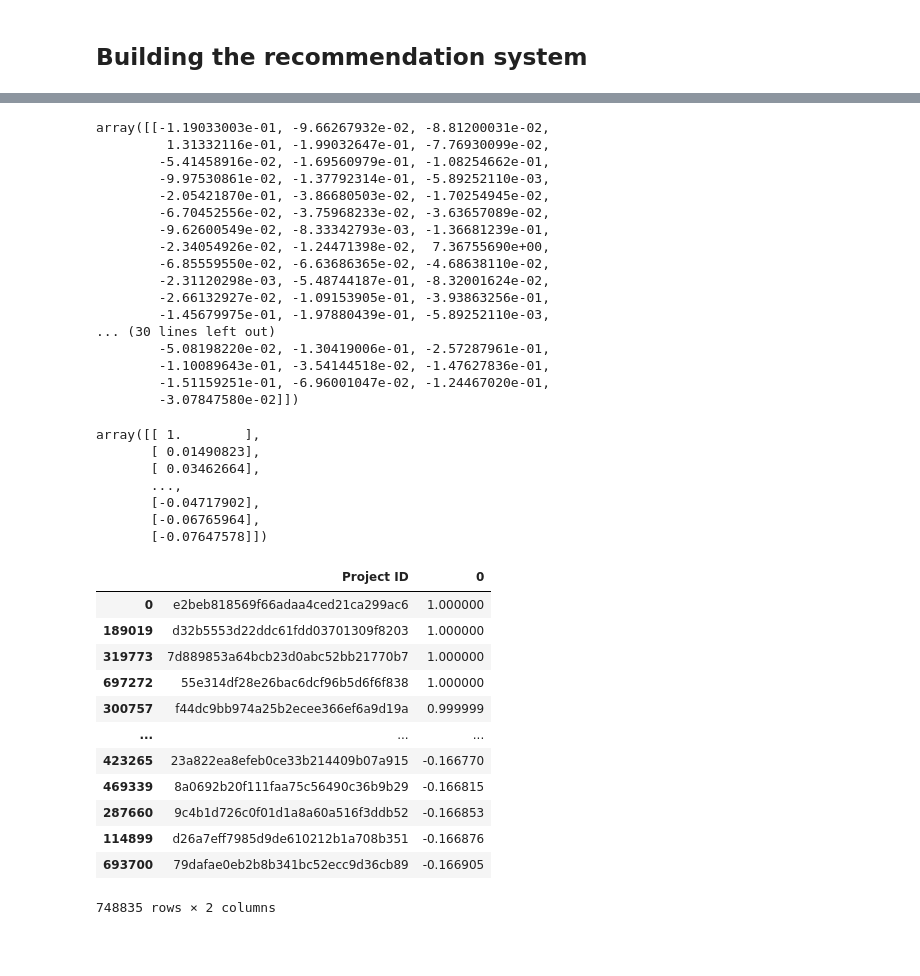
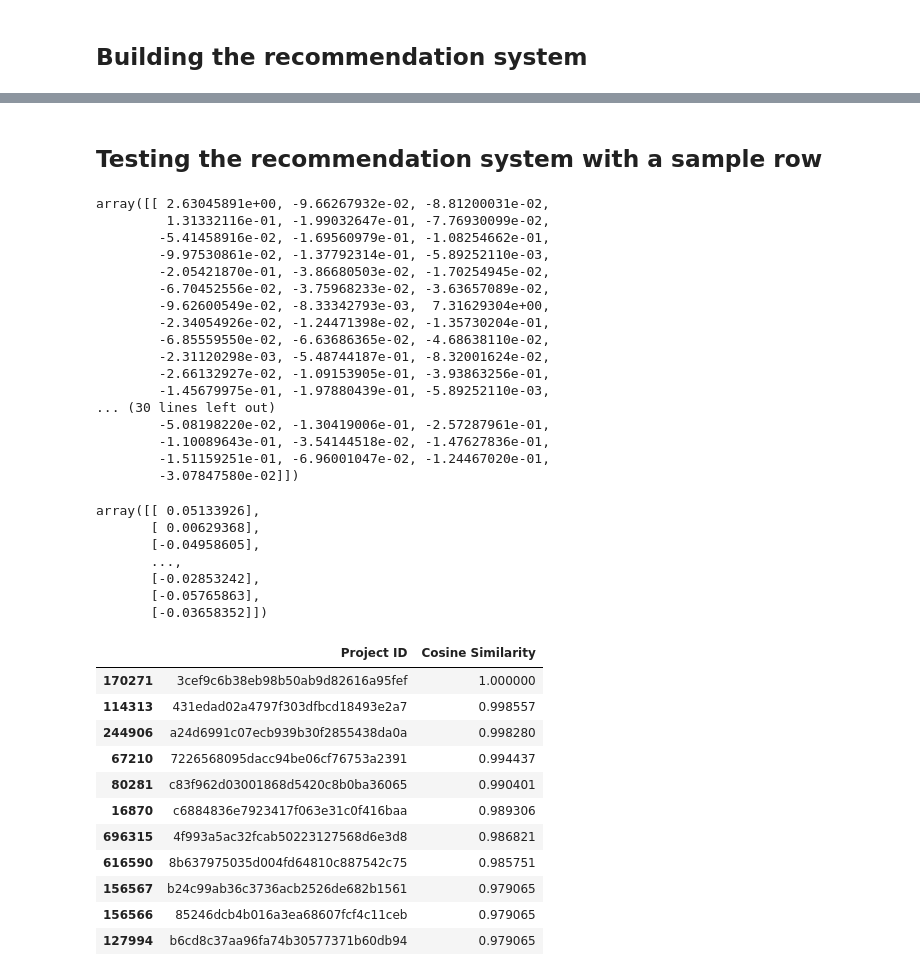
Before and after one commit to prasunshrestha/recommendation_system_for_donors, a Jupyter notebook: Modeling_Pass1.ipynb, the cells around one changed output, grey strips where cells are left out. Drawn from its saved outputs; the diff is of its cells as text; code cells hidden in the pictures; blank space fills up the shorter version.

Commit message:
Updated test row in modeling

```diff
--- a/Modeling_Pass1.ipynb
+++ b/Modeling_Pass1.ipynb
@@ -318,3 +328,7 @@ dataDict = enc.get_feature_names(dropCol) # please note that any new input shoul
 # scale and normalize the dataset
 
 ohmDF = pd.DataFrame(StandardScaler().fit_transform(projOHM.iloc[:,1:]))
+
+ohmDFwProj = pd.concat([projOHM['Project ID'], ohmDF], axis = 1)
+
+ohmDFwProj.head(5) # column here is a OH feature
@@ -321,18 +343,20 @@ ohmDF = pd.DataFrame(StandardScaler().fit_transform(projOHM.iloc[:,1:]))
+# %% [markdown]
+## Testing the recommendation system with a sample row
 # %%
 # taking the first row as a sample row for the recommendation system
 
-testRow = np.array(ohmDF.iloc[:1,:])
+testRow = np.array(ohmDFwProj[ohmDFwProj['Project ID'] == '3cef9c6b38eb98b50ab9d82616a95fef'].iloc[:,1:])
 
 testRow
 # %% [output]
-array([[-1.19033003e-01, -9.66267932e-02, -8.81200031e-02,
+array([[ 2.63045891e+00, -9.66267932e-02, -8.81200031e-02,
          1.31332116e-01, -1.99032647e-01, -7.76930099e-02,
         -5.41458916e-02, -1.69560979e-01, -1.08254662e-01,
         -9.97530861e-02, -1.37792314e-01, -5.89252110e-03,
         -2.05421870e-01, -3.86680503e-02, -1.70254945e-02,
         -6.70452556e-02, -3.75968233e-02, -3.63657089e-02,
-        -9.62600549e-02, -8.33342793e-03, -1.36681239e-01,
-        -2.34054926e-02, -1.24471398e-02,  7.36755690e+00,
+        -9.62600549e-02, -8.33342793e-03,  7.31629304e+00,
+        -2.34054926e-02, -1.24471398e-02, -1.35730204e-01,
         -6.85559550e-02, -6.63686365e-02, -4.68638110e-02,
         -2.31120298e-03, -5.48744187e-01, -8.32001624e-02,
         -2.66132927e-02, -1.09153905e-01, -3.93863256e-01,
@@ -349,34 +373,39 @@ test2 = cosine_similarity(ohmDF, testRow)
 
 test2
 # %% [output]
-array([[ 1.        ],
-       [ 0.01490823],
-       [ 0.03462664],
+array([[ 0.05133926],
+       [ 0.00629368],
+       [-0.04958605],
        ...,
-       [-0.04717902],
-       [-0.06765964],
-       [-0.07647578]])
+       [-0.02853242],
+       [-0.05765863],
+       [-0.03658352]])
 # %%
 # tracing back the cosine similarity with their corresponding project ID
 # so that we know what project does the similarity correspond to
 
 test3 = pd.concat([projOHM.iloc[:,:1], pd.DataFrame(test2)], axis = 1)
 
 test3 = test3.sort_values(by = 0, ascending = False) # sorting the similarity in descending order
+
+test3.columns = ['Project ID', 'Cosine Similarity']
+
+top10Rec = list(test3.head(11).iloc[1:,:]['Project ID'])
+
+test3.head(11)
 # %% [output]
-|  | Project ID | 0 |
-| 0 | e2beb818569f66adaa4ced21ca299ac6 | 1.000000 |
-| 189019 | d32b5553d22ddc61fdd03701309f8203 | 1.000000 |
-| 319773 | 7d889853a64bcb23d0abc52bb21770b7 | 1.000000 |
-| 697272 | 55e314df28e26bac6dcf96b5d6f6f838 | 1.000000 |
-| 300757 | f44dc9bb974a25b2ecee366ef6a9d19a | 0.999999 |
-| ... | ... | ... |
-| 423265 | 23a822ea8efeb0ce33b214409b07a915 | -0.166770 |
-| 469339 | 8a0692b20f111faa75c56490c36b9b29 | -0.166815 |
-| 287660 | 9c4b1d726c0f01d1a8a60a516f3ddb52 | -0.166853 |
-| 114899 | d26a7eff7985d9de610212b1a708b351 | -0.166876 |
-| 693700 | 79dafae0eb2b8b341bc52ecc9d36cb89 | -0.166905 |
+|  | Project ID | Cosine Similarity |
+| 170271 | 3cef9c6b38eb98b50ab9d82616a95fef | 1.000000 |
+| 114313 | 431edad02a4797f303dfbcd18493e2a7 | 0.998557 |
+| 244906 | a24d6991c07ecb939b30f2855438da0a | 0.998280 |
+| 67210 | 7226568095dacc94be06cf76753a2391 | 0.994437 |
+| 80281 | c83f962d03001868d5420c8b0ba36065 | 0.990401 |
+| 16870 | c6884836e7923417f063e31c0f416baa | 0.989306 |
+| 696315 | 4f993a5ac32fcab50223127568d6e3d8 | 0.986821 |
+| 616590 | 8b637975035d004fd64810c887542c75 | 0.985751 |
+| 156567 | b24c99ab36c3736acb2526de682b1561 | 0.979065 |
+| 156566 | 85246dcb4b016a3ea68607fcf4c11ceb | 0.979065 |
+| 127994 | b6cd8c37aa96fa74b30577371b60db94 | 0.979065 |
-748835 rows × 2 columns
 # %%
 # checking if the recommendation system fares well
 # here the recommended project has the same features, except the project cost
```
Also changed, not shown: parts of 6 cells of this notebook.
